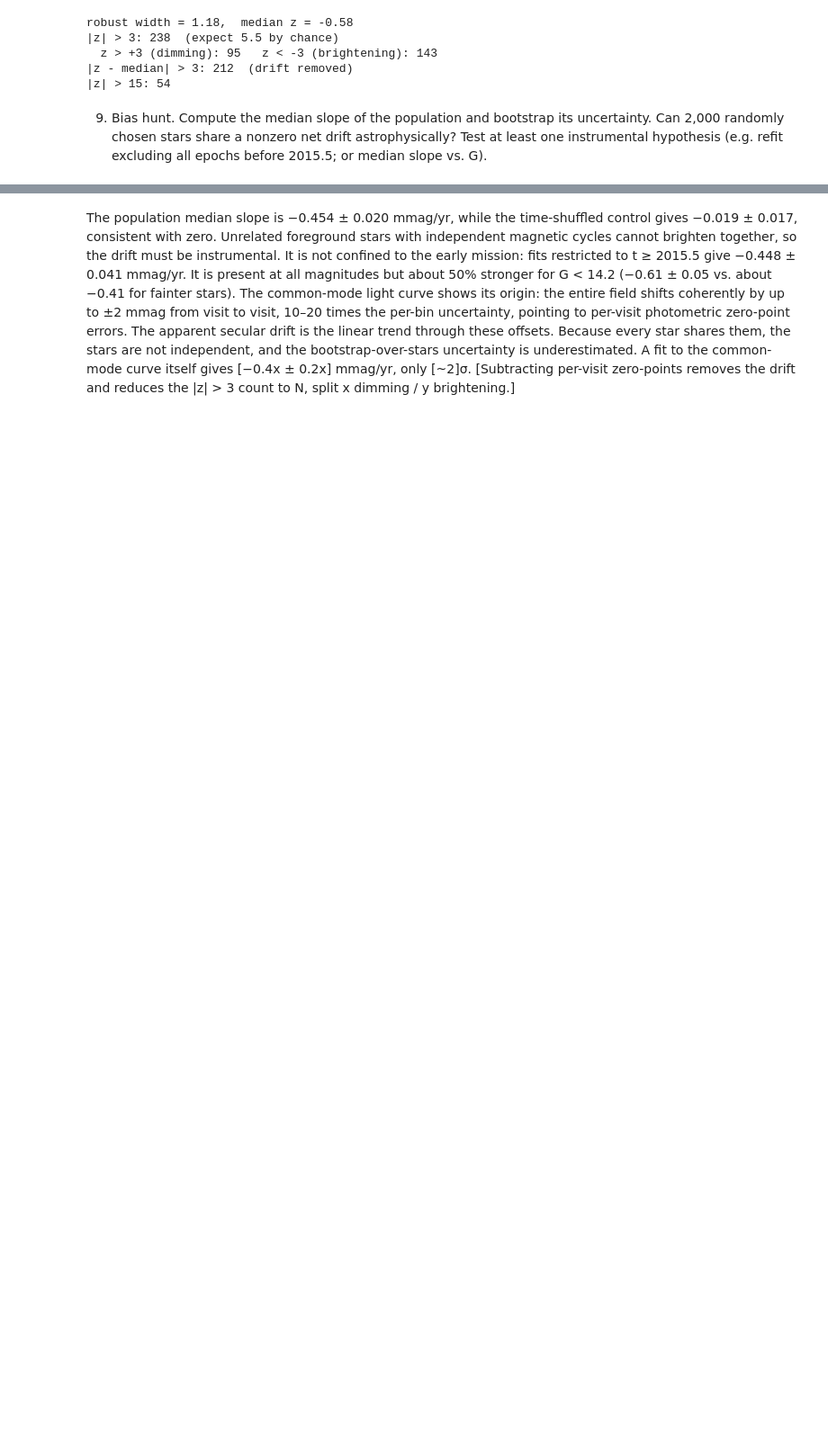
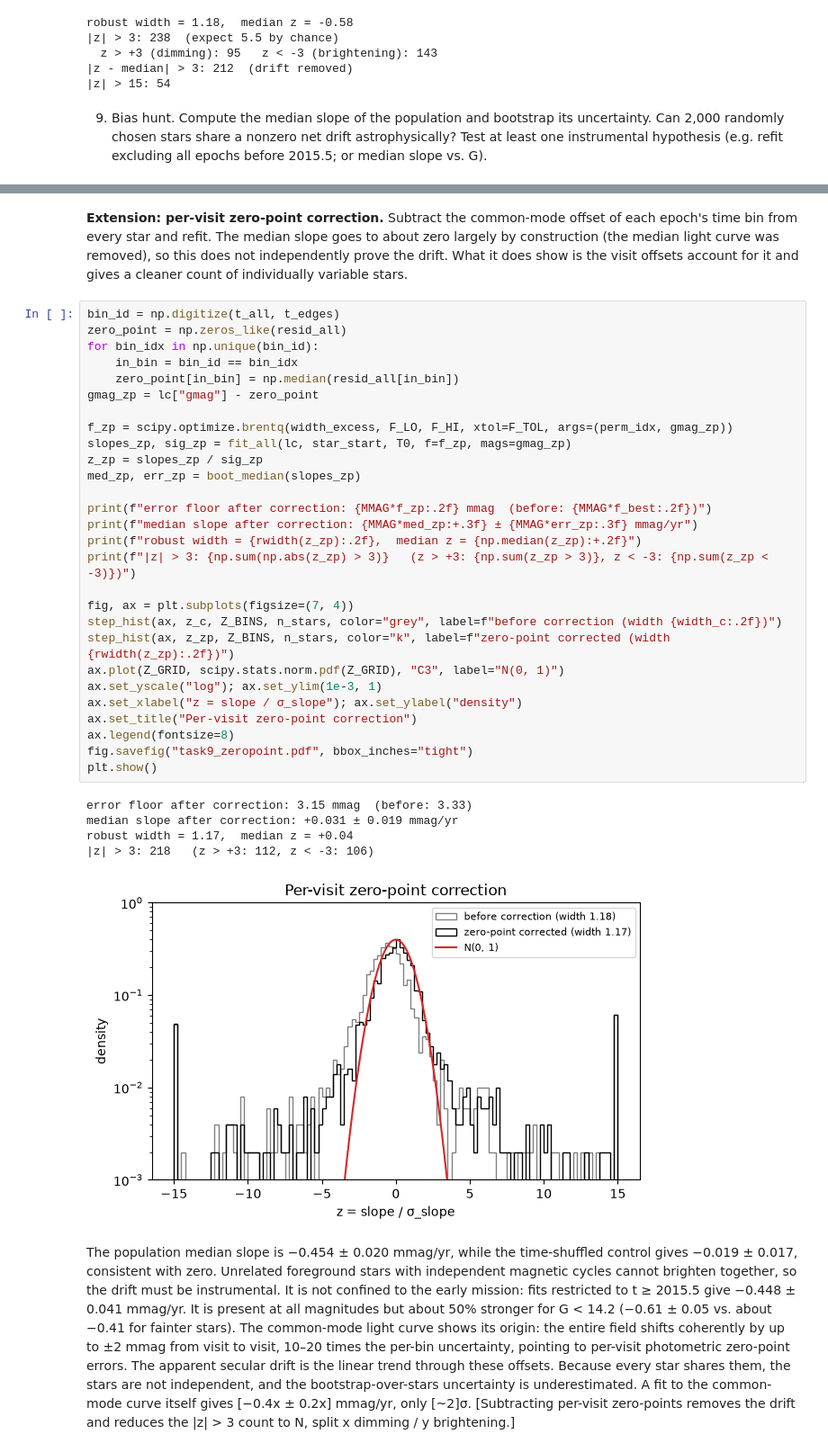
Before and after one commit to Y1nfinity/Astrostatistics, a Jupyter notebook: Gaiadata.ipynb, the cells around one changed output, grey strips where cells are left out. Shown at 90% size. Saved outputs shown, nothing was run; the diff lists cells and outputs as text; blank space fills up the shorter version.

```diff
--- a/Gaiadata.ipynb
+++ b/Gaiadata.ipynb
@@ -440,2 +441,41 @@ Test B: median slope by magnitude
+# %% [markdown]
+**Extension: per-visit zero-point correction.** Subtract the common-mode offset of each epoch's time bin from every star
+and refit. The median slope goes to about zero largely by construction (the median light curve was removed), so this
+does not independently prove the drift. What it does show is the visit offsets account for it and gives a cleaner count of
+individually variable stars.
+# %%
+bin_id = np.digitize(t_all, t_edges)
+zero_point = np.zeros_like(resid_all)
+for bin_idx in np.unique(bin_id):
+    in_bin = bin_id == bin_idx
+    zero_point[in_bin] = np.median(resid_all[in_bin])
+gmag_zp = lc["gmag"] - zero_point
+
+f_zp = scipy.optimize.brentq(width_excess, F_LO, F_HI, xtol=F_TOL, args=(perm_idx, gmag_zp))
+slopes_zp, sig_zp = fit_all(lc, star_start, T0, f=f_zp, mags=gmag_zp)
+z_zp = slopes_zp / sig_zp
+med_zp, err_zp = boot_median(slopes_zp)
+
+print(f"error floor after correction: {MMAG*f_zp:.2f} mmag  (before: {MMAG*f_best:.2f})")
+print(f"median slope after correction: {MMAG*med_zp:+.3f} ± {MMAG*err_zp:.3f} mmag/yr")
+print(f"robust width = {rwidth(z_zp):.2f},  median z = {np.median(z_zp):+.2f}")
+print(f"|z| > 3: {np.sum(np.abs(z_zp) > 3)}   (z > +3: {np.sum(z_zp > 3)}, z < -3: {np.sum(z_zp < -3)})")
+
+fig, ax = plt.subplots(figsize=(7, 4))
+step_hist(ax, z_c, Z_BINS, n_stars, color="grey", label=f"before correction (width {width_c:.2f})")
+step_hist(ax, z_zp, Z_BINS, n_stars, color="k", label=f"zero-point corrected (width {rwidth(z_zp):.2f})")
+ax.plot(Z_GRID, scipy.stats.norm.pdf(Z_GRID), "C3", label="N(0, 1)")
+ax.set_yscale("log"); ax.set_ylim(1e-3, 1)
+ax.set_xlabel("z = slope / σ_slope"); ax.set_ylabel("density")
+ax.set_title("Per-visit zero-point correction")
+ax.legend(fontsize=8)
+fig.savefig("task9_zeropoint.pdf", bbox_inches="tight")
+plt.show()
+# %% [output]
+error floor after correction: 3.15 mmag  (before: 3.33)
+median slope after correction: +0.031 ± 0.019 mmag/yr
+robust width = 1.17,  median z = +0.04
+|z| > 3: 218   (z > +3: 112, z < -3: 106)
+[figure, added]
 # %% [markdown]
 The population median slope is −0.454 ± 0.020 mmag/yr, while the time-shuffled control gives −0.019 ± 0.017, consistent with zero. Unrelated foreground stars with independent magnetic cycles cannot brighten together, so the drift must be instrumental. It is not confined to the early mission: fits restricted to t ≥ 2015.5 give −0.448 ± 0.041 mmag/yr. It is present at all magnitudes but about 50% stronger for G < 14.2 (−0.61 ± 0.05 vs. about −0.41 for fainter stars). The common-mode light curve shows its origin: the entire field shifts coherently by up to ±2 mmag from visit to visit, 10–20 times the per-bin uncertainty, pointing to per-visit photometric zero-point errors. The apparent secular drift is the linear trend through these offsets. Because every star shares them, the stars are not independent, and the bootstrap-over-stars uncertainty is underestimated. A fit to the common-mode curve itself gives [−0.4x ± 0.2x] mmag/yr, only [~2]σ. [Subtracting per-visit zero-points removes the drift and reduces the |z| > 3 count to N, split x dimming / y brightening.]
```
Also changed, not shown: parts of 20 cells of this notebook, 8 other files.
